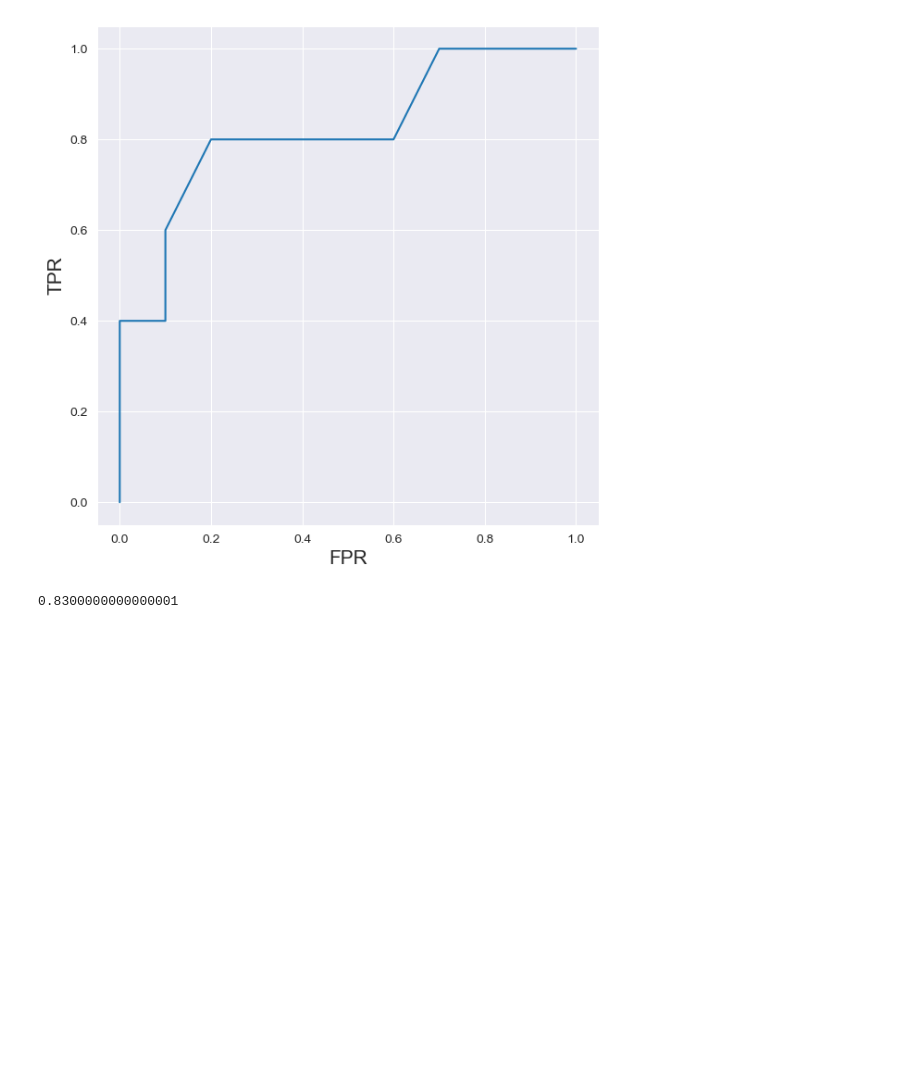
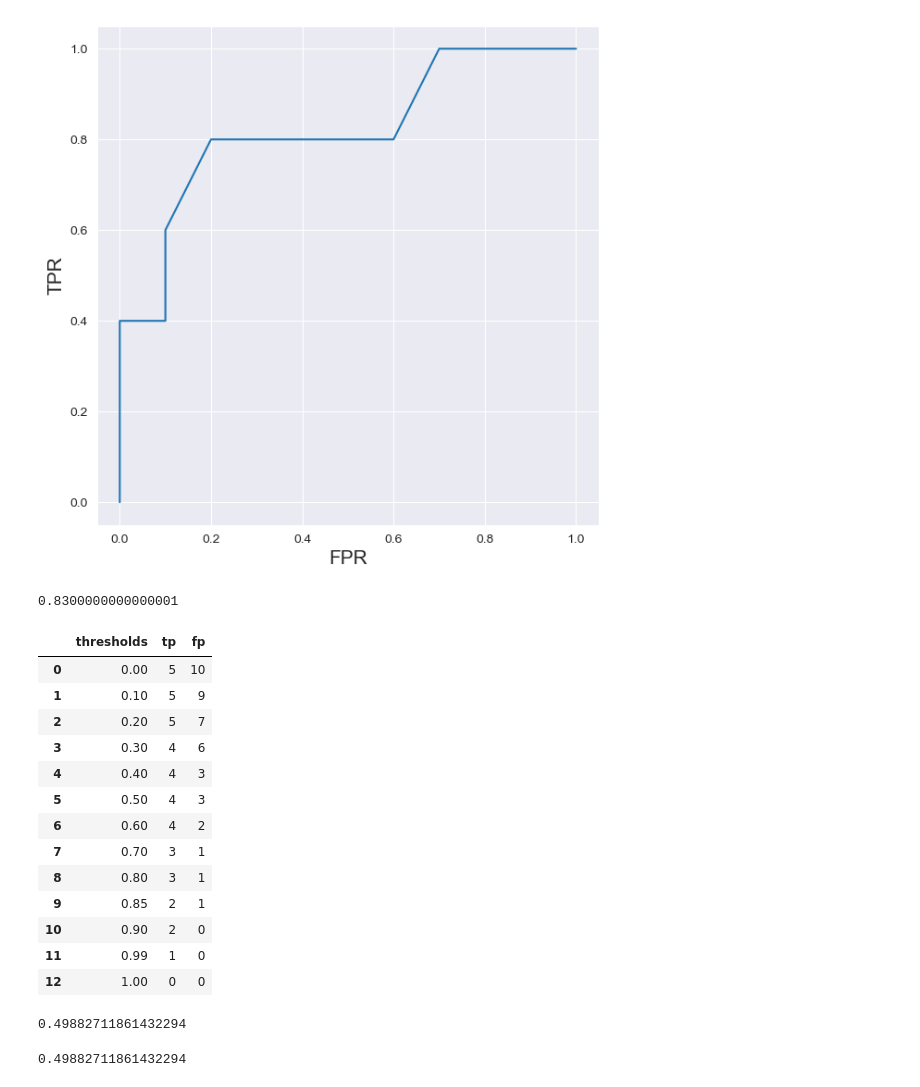
Before and after one commit to LT0X/Learning-Planning, a Jupyter notebook: AAMLP/passage4/assess.ipynb, the cells around one changed output. Drawn from its saved outputs; the diff is of its cells as text; code cells hidden in the pictures; blank space fills up the shorter version.

```diff
--- a/AAMLP/passage4/assess.ipynb
+++ b/AAMLP/passage4/assess.ipynb
@@ -236,3 +253,66 @@ y_pred = [0.1, 0.3, 0.2, 0.6, 0.8, 0.05,
 metrics.roc_auc_score(y_true, y_pred)
 # %% [output]
 0.8300000000000001
+# %%
+# 真阳性样本数列表
+tp_list = []
+# 假阳性样本数列表
+fp_list = []
+ # 真实标签
+y_true = [0, 0, 0, 0, 1, 0, 1,
+ 0, 0, 1, 0, 1, 0, 0, 1]
+ # 预测样本为正类（1）的概率
+y_pred = [0.1, 0.3, 0.2, 0.6, 0.8, 0.05,
+ 0.9, 0.5, 0.3, 0.66, 0.3, 0.2,
+ 0.85, 0.15, 0.99]
+
+
+# 预测阈值
+thresholds = [0, 0.1, 0.2, 0.3, 0.4, 0.5,
+              0.6, 0.7, 0.8, 0.85, 0.9, 0.99, 1.0]
+
+# 遍历预测阈值
+for thresh in thresholds:
+    # 若样本为正类（1）的概率大于阈值，为1，否则为0
+    temp_pred = [1 if x >= thresh else 0 for x in y_pred]
+    # 真阳性样本数
+    temp_tp = true_positive(y_true, temp_pred)
+    # 假阳性样本数
+    temp_fp = false_positive(y_true, temp_pred)
+    # 加入真阳性样本数列表
+    tp_list.append(temp_tp)
+    # 加入假阳性样本数列表
+    fp_list.append(temp_fp)
+
+pd.DataFrame({'thresholds': thresholds,
+                   'tp': tp_list,
+                   'fp': fp_list})
+# %% [output]
+|  | thresholds | tp | fp |
+| 0 | 0.00 | 5 | 10 |
+| 1 | 0.10 | 5 | 9 |
+| 2 | 0.20 | 5 | 7 |
+| 3 | 0.30 | 4 | 6 |
+| 4 | 0.40 | 4 | 3 |
+| 5 | 0.50 | 4 | 3 |
+| 6 | 0.60 | 4 | 2 |
+| 7 | 0.70 | 3 | 1 |
+| 8 | 0.80 | 3 | 1 |
+| 9 | 0.85 | 2 | 1 |
+| 10 | 0.90 | 2 | 0 |
+| 11 | 0.99 | 1 | 0 |
+| 12 | 1.00 | 0 | 0 |
+# %%
+y_true = [0, 0, 0, 0, 1, 0, 1,
+0, 0, 1, 0, 1, 0, 0, 1]
+y_proba = [0.1, 0.3, 0.2, 0.6, 0.8, 0.05,
+0.9, 0.5, 0.3, 0.66, 0.3, 0.2,
+0.85, 0.15, 0.99]
+log_loss(y_true, y_proba)
+# %% [output]
+0.49882711861432294
+# %%
+from sklearn import metrics
+metrics.log_loss(y_true, y_proba)
+# %% [output]
+0.49882711861432294
```
Also changed, not shown: parts of 1 cell of this notebook, 9 other files.
